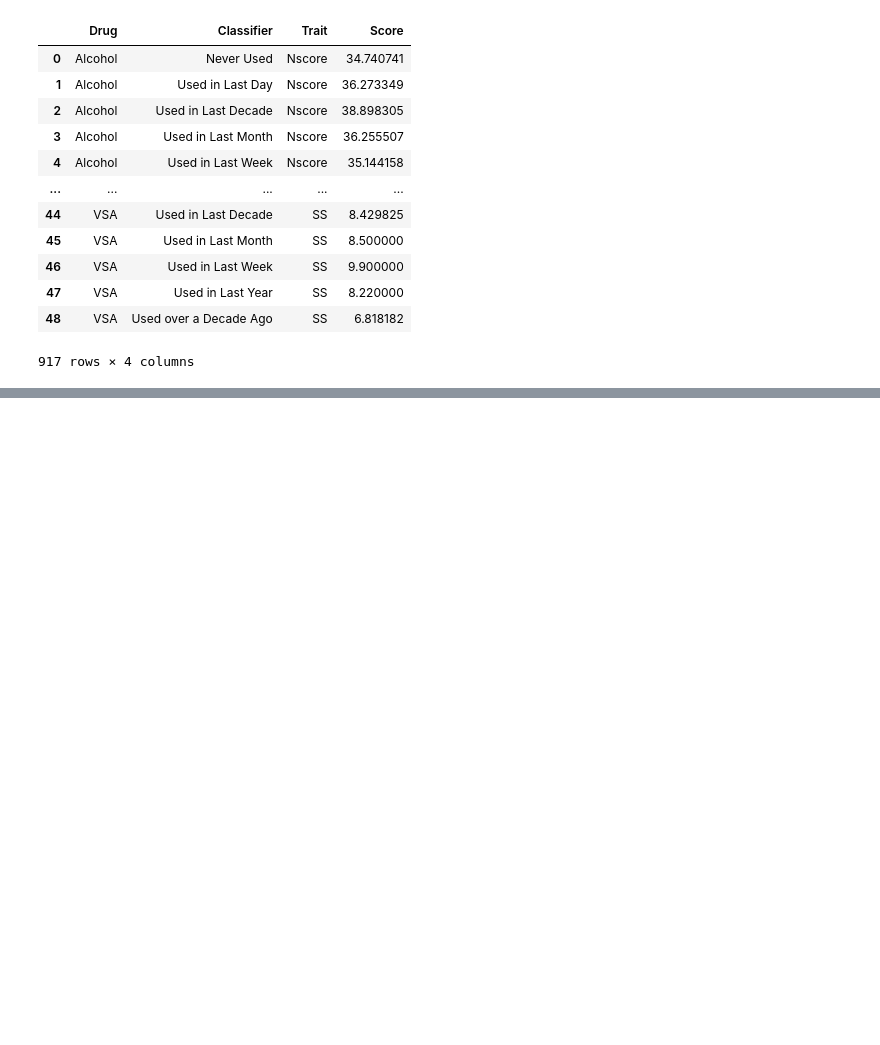
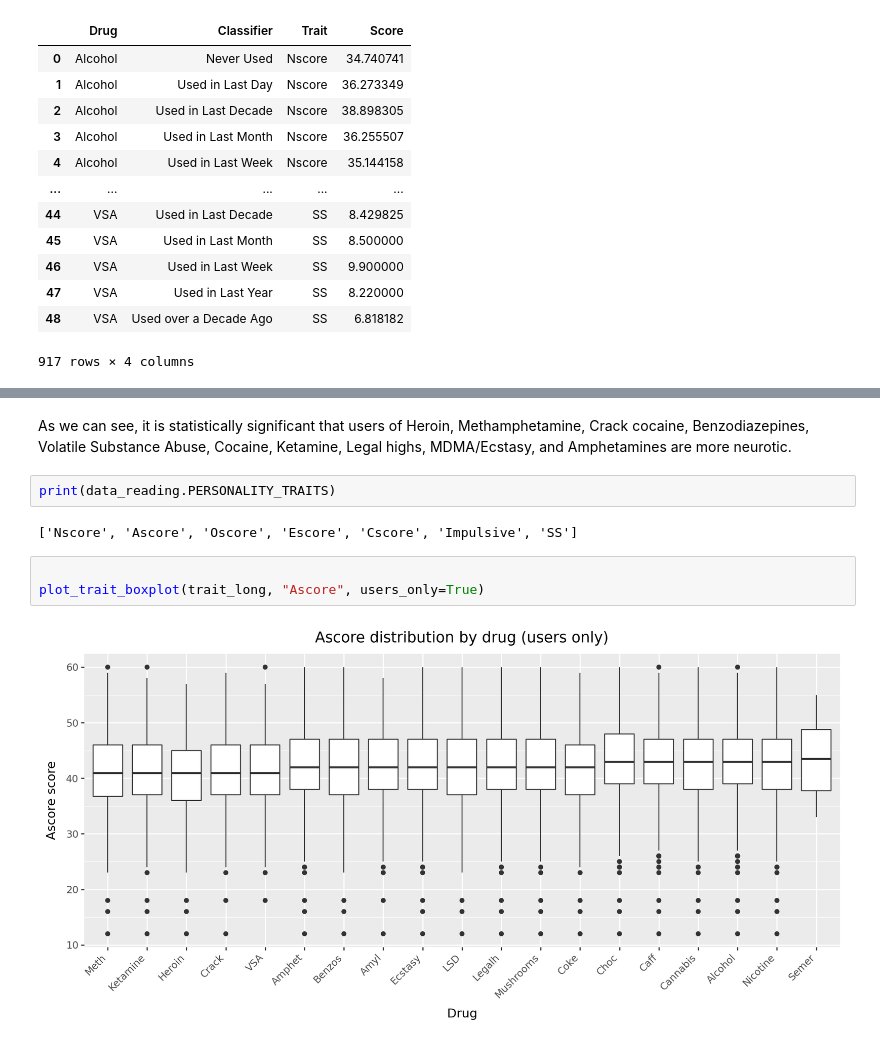
Before and after one commit to RichardMJaks/drug-use-analysis, a Jupyter notebook: main.ipynb, the cells around one changed output, grey strips where cells are left out. Drawn from its saved outputs; the diff is of its cells as text; blank space fills up the shorter version.

```diff
--- a/main.ipynb
+++ b/main.ipynb
@@ -228,0 +478,11 @@ grouped_usage
+# %% [markdown]
+As we can see, it is statistically significant that users of Heroin, Methamphetamine, Crack cocaine, Benzodiazepines, Volatile Substance Abuse, Cocaine, Ketamine, Legal highs, MDMA/Ecstasy, and Amphetamines are more neurotic.
+# %%
+print(data_reading.PERSONALITY_TRAITS)
+# %% [output]
+['Nscore', 'Ascore', 'Oscore', 'Escore', 'Cscore', 'Impulsive', 'SS']
+# %%
+
+plot_trait_boxplot(trait_long, "Ascore", users_only=True)
+# %% [output]
+[figure, added]
```
Also changed, not shown: parts of 13 cells of this notebook, 1 other file.
